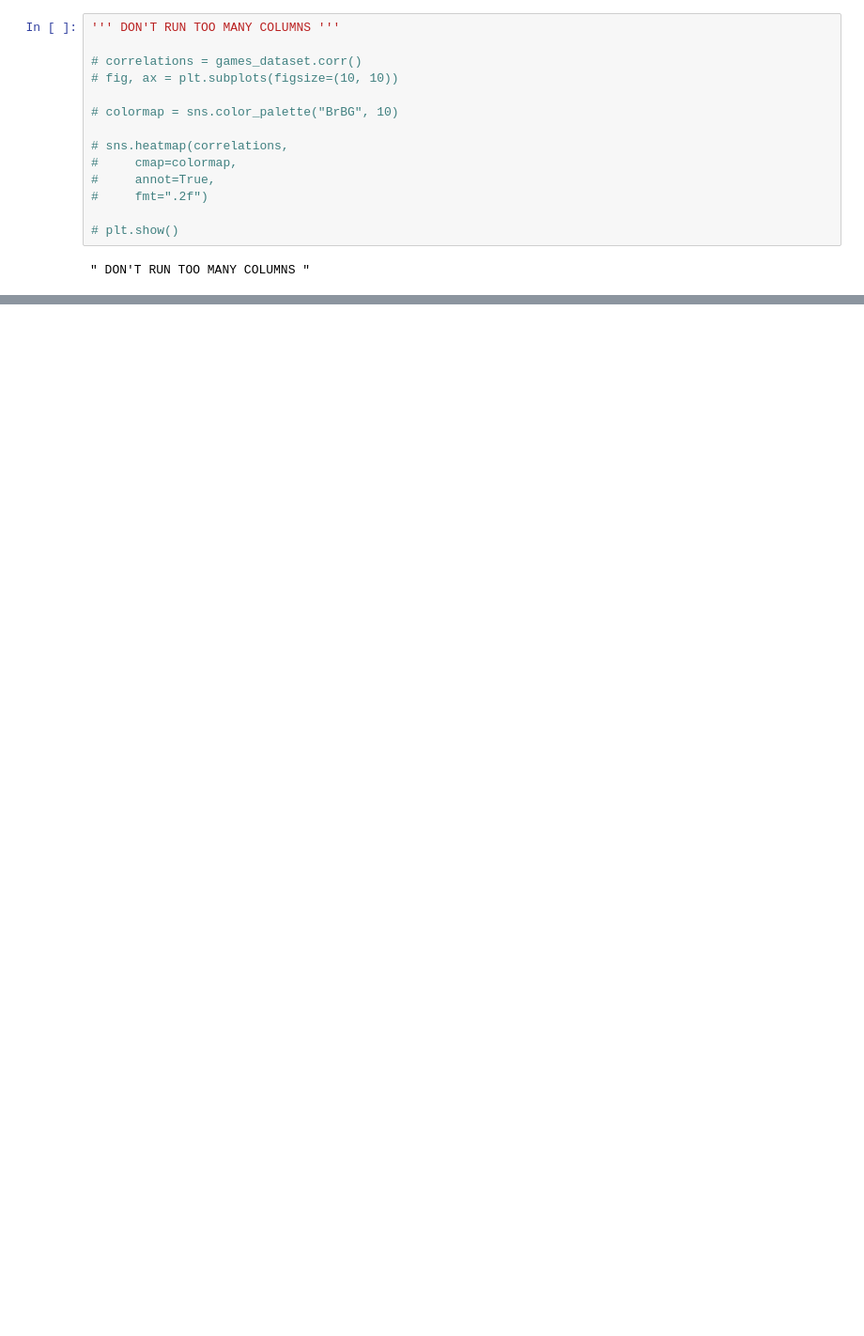
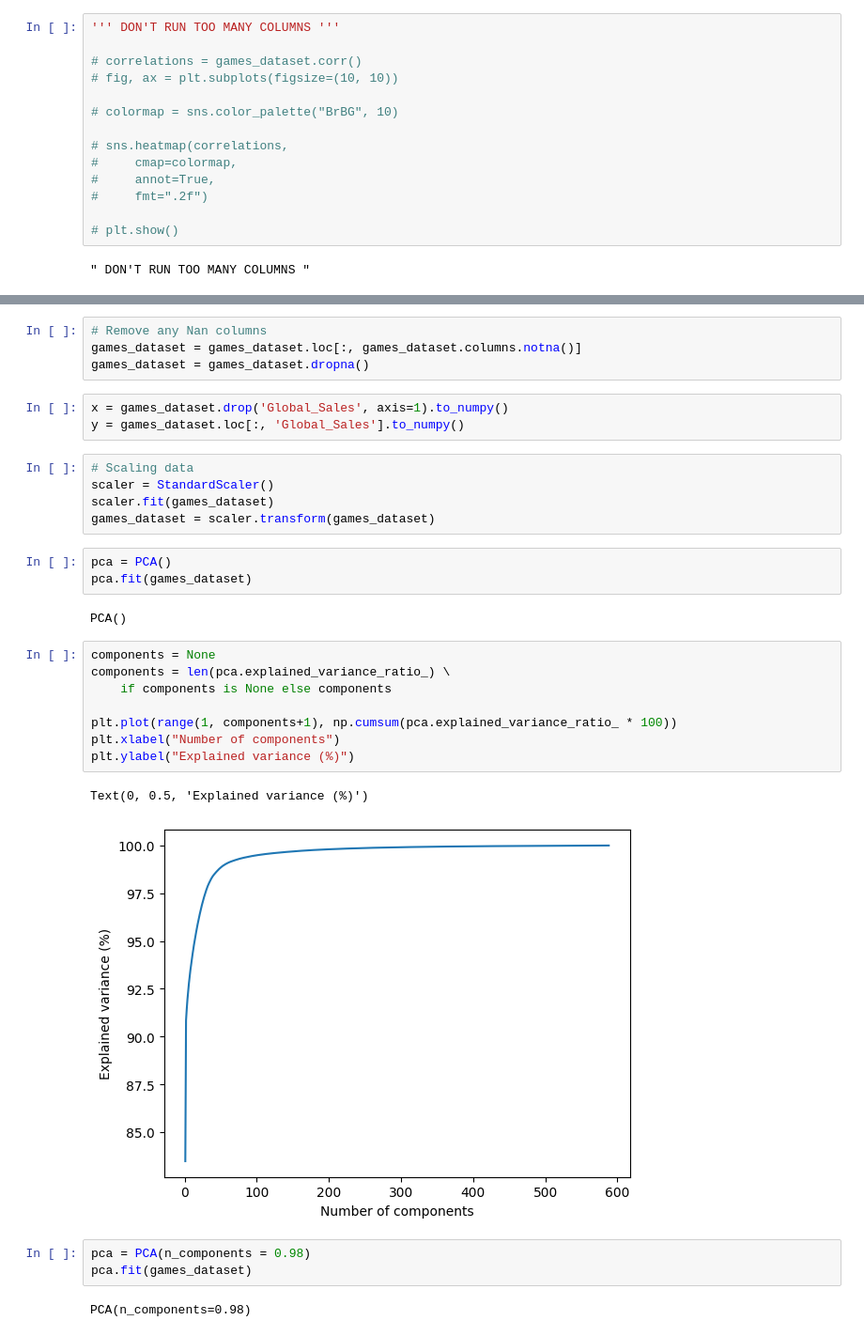
Before and after one commit to PKrystian/DataSetGames_Project, a Jupyter notebook: DataSetGames_Project.ipynb, the cells around one changed output, grey strips where cells are left out. Shown: that part at 94% size. Drawn from its saved outputs; the diff is of its cells as text; blank space fills up the shorter version.

Commit message:
DataSetGames_Project: 	Started scaling and PCA normalization

```diff
--- a/DataSetGames_Project.ipynb
+++ b/DataSetGames_Project.ipynb
@@ -163,0 +165,33 @@ games_dataset
+# %%
+# Remove any Nan columns
+games_dataset = games_dataset.loc[:, games_dataset.columns.notna()]
+games_dataset = games_dataset.dropna()
+# %%
+x = games_dataset.drop('Global_Sales', axis=1).to_numpy()
+y = games_dataset.loc[:, 'Global_Sales'].to_numpy()
+# %%
+# Scaling data
+scaler = StandardScaler()
+scaler.fit(games_dataset)
+games_dataset = scaler.transform(games_dataset)
+# %%
+pca = PCA()
+pca.fit(games_dataset)
+# %% [output]
+PCA()
+# %%
+components = None
+components = len(pca.explained_variance_ratio_) \
+    if components is None else components
+
+plt.plot(range(1, components+1), np.cumsum(pca.explained_variance_ratio_ * 100))
+plt.xlabel("Number of components")
+plt.ylabel("Explained variance (%)")
+# %% [output]
+Text(0, 0.5, 'Explained variance (%)')
+[figure, added]
+# %%
+pca = PCA(n_components = 0.98)
+pca.fit(games_dataset)
+# %% [output]
+PCA(n_components=0.98)
```
Also changed, not shown: parts of 5 cells of this notebook.
